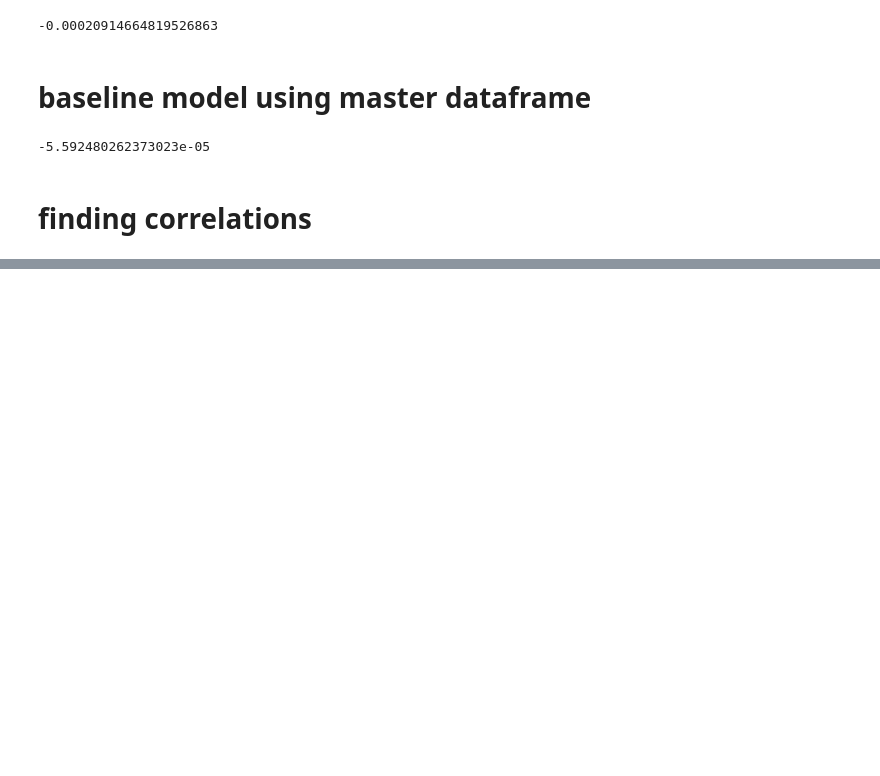
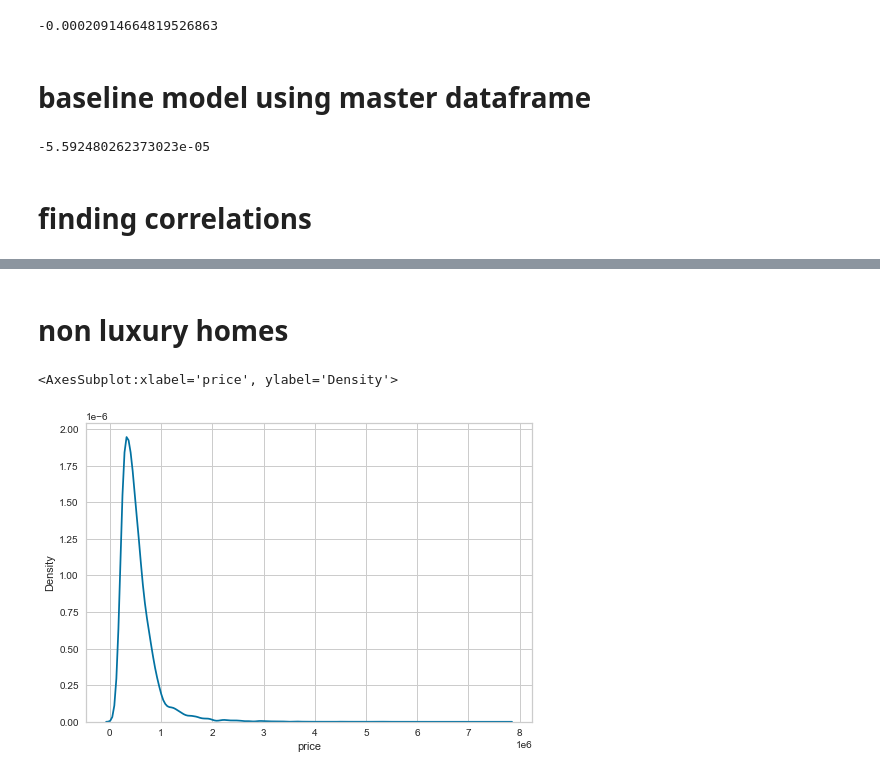
Before and after one commit to Sombrero7/project2, a Jupyter notebook: data_preprocessing-noble.ipynb, the cells around one changed output, grey strips where cells are left out. Saved outputs shown, nothing was run; the diff lists cells and outputs as text; code cells hidden in the pictures; blank space fills up the shorter version.

```diff
--- a/data_preprocessing-noble.ipynb
+++ b/data_preprocessing-noble.ipynb
@@ -548,0 +609,7 @@ Notes:
+# %% [markdown]
+# non luxury homes
+# %%
+sns.kdeplot(df['price'])
+# %% [output]
+<AxesSubplot:xlabel='price', ylabel='Density'>
+[figure, added]
```
Also changed, not shown: parts of 15 cells of this notebook.
